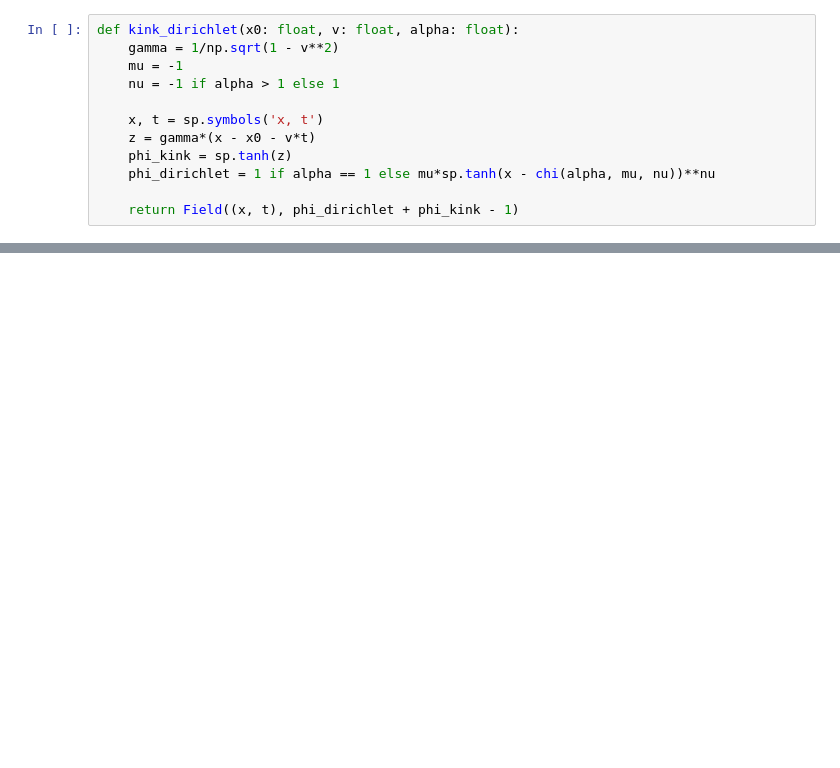
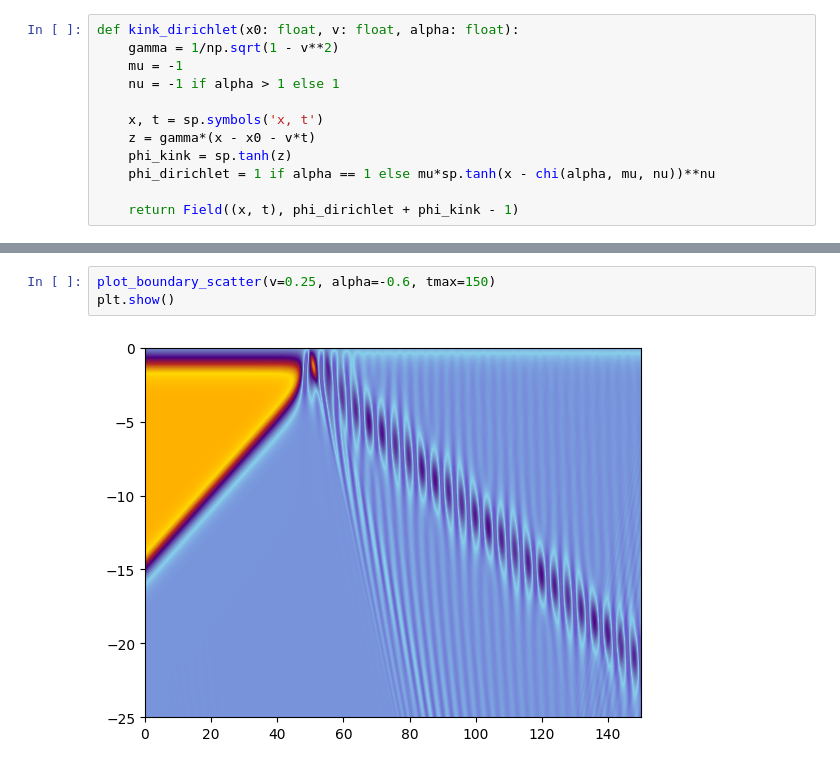
Before and after one commit to JairoSSantos/parallel-kink-scattering, a Jupyter notebook: notebooks/dirichlet.ipynb, the cells around one changed output, grey strips where cells are left out. Saved outputs shown, nothing was run; the diff lists cells and outputs as text; blank space fills up the shorter version.

```diff
--- a/notebooks/dirichlet.ipynb
+++ b/notebooks/dirichlet.ipynb
@@ -128,0 +134,5 @@ plt.imshow(y.T, cmap='jet', vmin=-2, vmax=2, aspect='auto', extent=(t.min(), t.m
+# %%
+plot_boundary_scatter(v=0.25, alpha=-0.6, tmax=150)
+plt.show()
+# %% [output]
+[figure, added]
```
Also changed, not shown: parts of 16 cells of this notebook, 1 other file.
